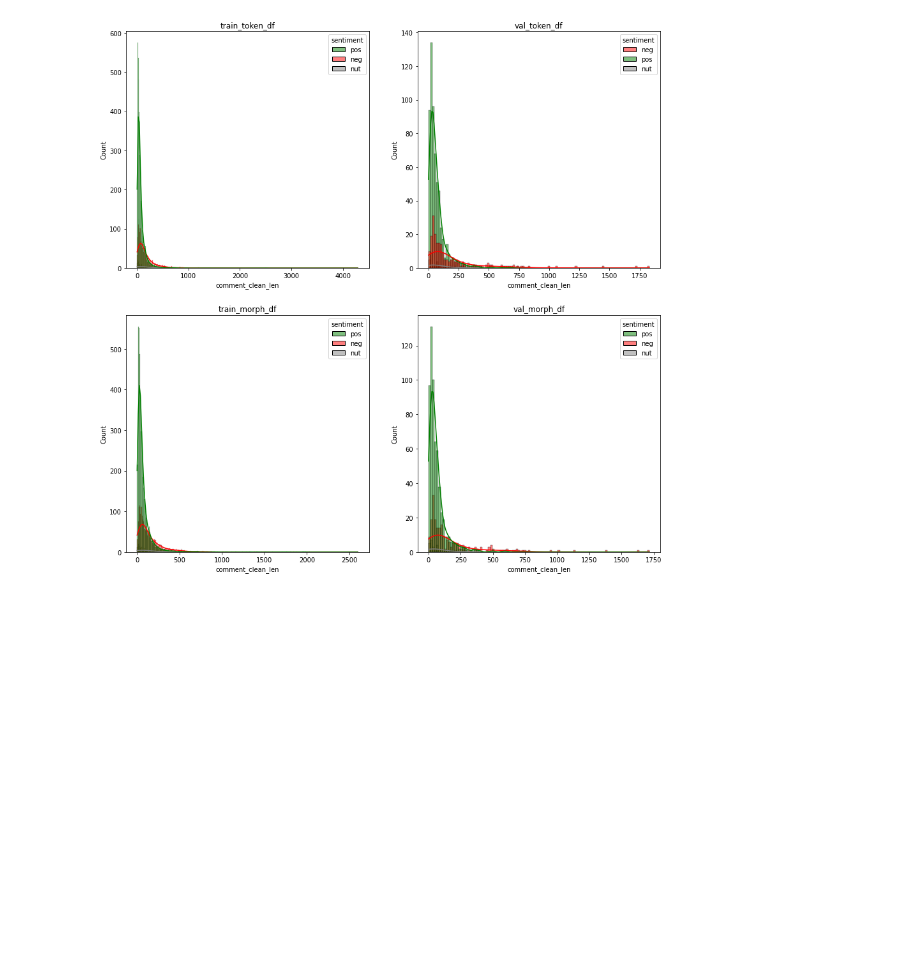
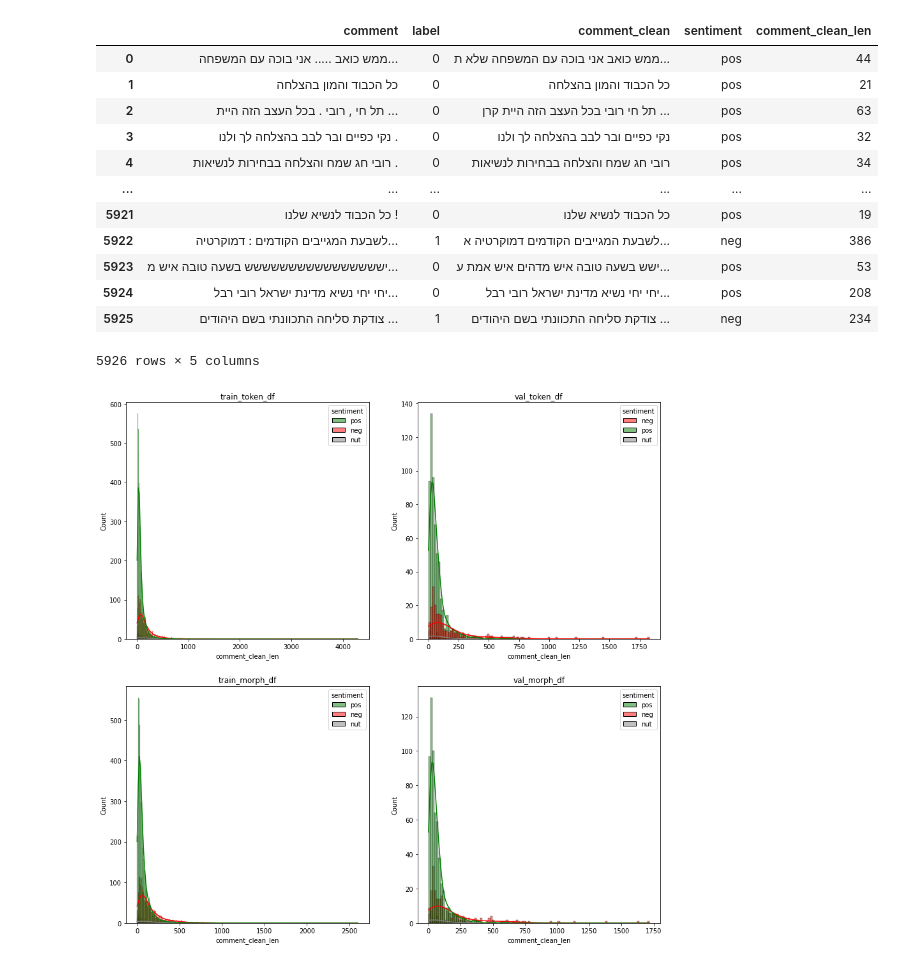
Before and after one commit to wzwzeyal/ojt_bert, a Jupyter notebook: notebooks_exploration/onlp_data_preprocess.ipynb, the cells around one changed output. Cells and saved outputs as stored; diff of their text form; code cells hidden in the pictures; blank space fills up the shorter version.

```diff
--- a/notebooks_exploration/onlp_data_preprocess.ipynb
+++ b/notebooks_exploration/onlp_data_preprocess.ipynb
@@ -98,3 +86,19 @@ def retrieve_name(var):
+# %%
+datasets[0]['df']
+# %% [output]
+|  | comment | label | comment_clean | sentiment | comment_clean_len |
+| 0 | ממש כואב ..... אני בוכה עם המשפחה... | 0 | ממש כואב אני בוכה עם המשפחה שלא ת... | pos | 44 |
+| 1 | כל הכבוד והמון בהצלחה | 0 | כל הכבוד והמון בהצלחה | pos | 21 |
+| 2 | תל חי , רובי . בכל העצב הזה היית ... | 0 | תל חי רובי בכל העצב הזה היית קרן ... | pos | 63 |
+| 3 | נקי כפיים ובר לבב בהצלחה לך ולנו . | 0 | נקי כפיים ובר לבב בהצלחה לך ולנו | pos | 32 |
+| 4 | רובי חג שמח והצלחה בבחירות לנשיאות . | 0 | רובי חג שמח והצלחה בבחירות לנשיאות | pos | 34 |
+| ... | ... | ... | ... | ... | ... |
+| 5921 | כל הכבוד לנשיא שלנו ! | 0 | כל הכבוד לנשיא שלנו | pos | 19 |
+| 5922 | לשבעת המגייבים הקודמים : דמוקרטיה... | 1 | לשבעת המגייבים הקודמים דמוקרטיה א... | neg | 386 |
+| 5923 | ישששששששששששששששש בשעה טובה איש מ... | 0 | ישש בשעה טובה איש מדהים איש אמת ע... | pos | 53 |
+| 5924 | יחי יחי נשיא מדינת ישראל רובי רבל... | 0 | יחי יחי נשיא מדינת ישראל רובי רבל... | pos | 208 |
+| 5925 | צודקת סליחה התכוונתי בשם היהודים ... | 1 | צודקת סליחה התכוונתי בשם היהודים ... | neg | 234 |
+5926 rows × 5 columns
 # %%
 fig, axes = plt.subplots(nrows=2, ncols=2, figsize=(15,15))#, gridspec_kw={'hspace': 1.2, 'wspace': 1.5})
 
```
Also changed, not shown: parts of 14 cells of this notebook.
